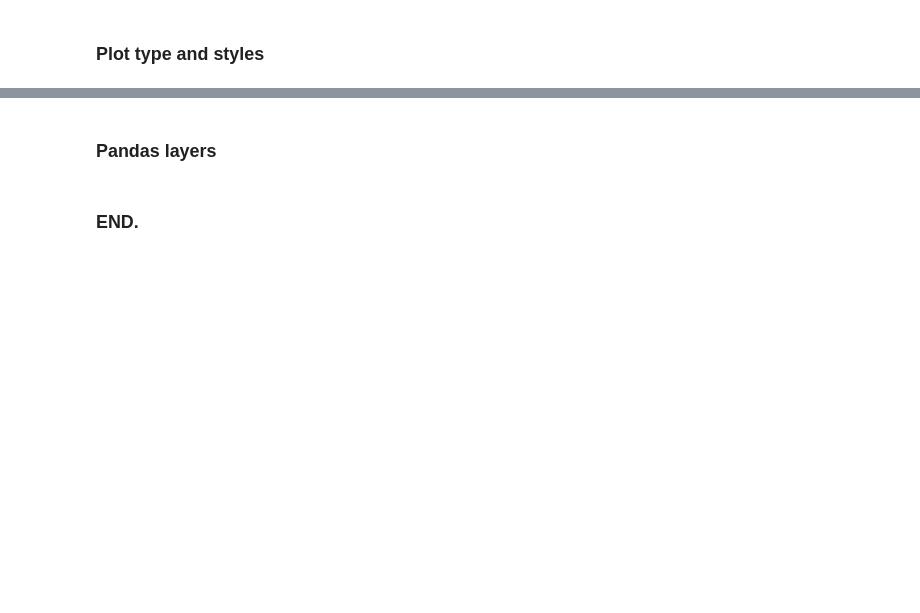
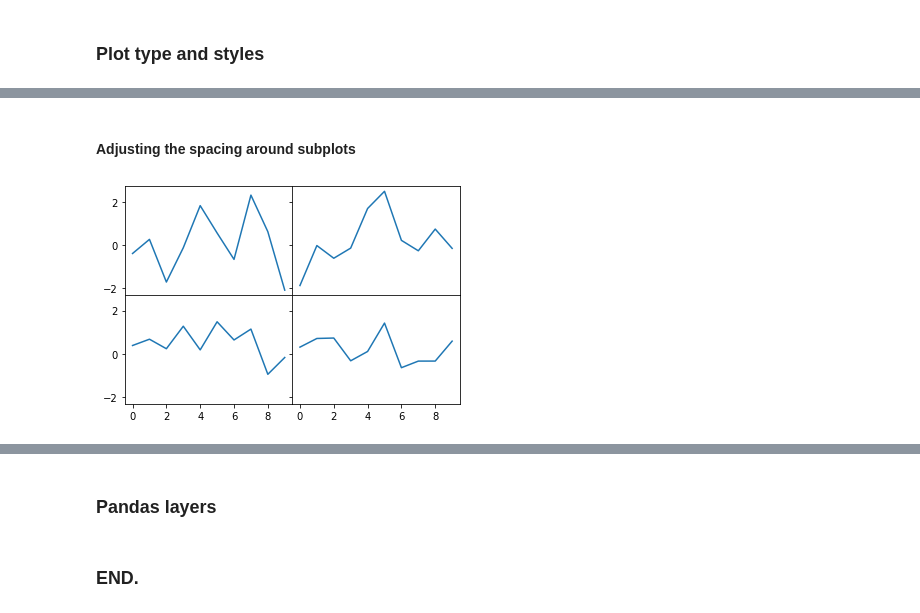
Before and after one commit to caiquemiranda/python-econometrics, a Jupyter notebook: 04-Visual-illustrations.ipynb, the cells around one changed output, grey strips where cells are left out. Saved outputs shown, nothing was run; the diff lists cells and outputs as text; code cells hidden in the pictures; blank space fills up the shorter version.

```diff
--- a/04-Visual-illustrations.ipynb
+++ b/04-Visual-illustrations.ipynb
@@ -64,0 +97,18 @@ fig.savefig("data/content.pdf")
+# %% [markdown]
+#### Adjusting the spacing around subplots
+# %%
+# Adjust spacing
+
+fig, axes = plt.subplots(2, 2,
+                         sharex=True,
+                         sharey=True)
+
+for i in range(2):
+    for j in range(2):
+        axes[i][j].plot(randn(10))
+
+plt.subplots_adjust(wspace=0, hspace=0)
+
+fig.savefig("data/spacing.pdf")
+# %% [output]
+[figure, added]
```
Also changed, not shown: parts of 7 cells of this notebook, 5 other files.
